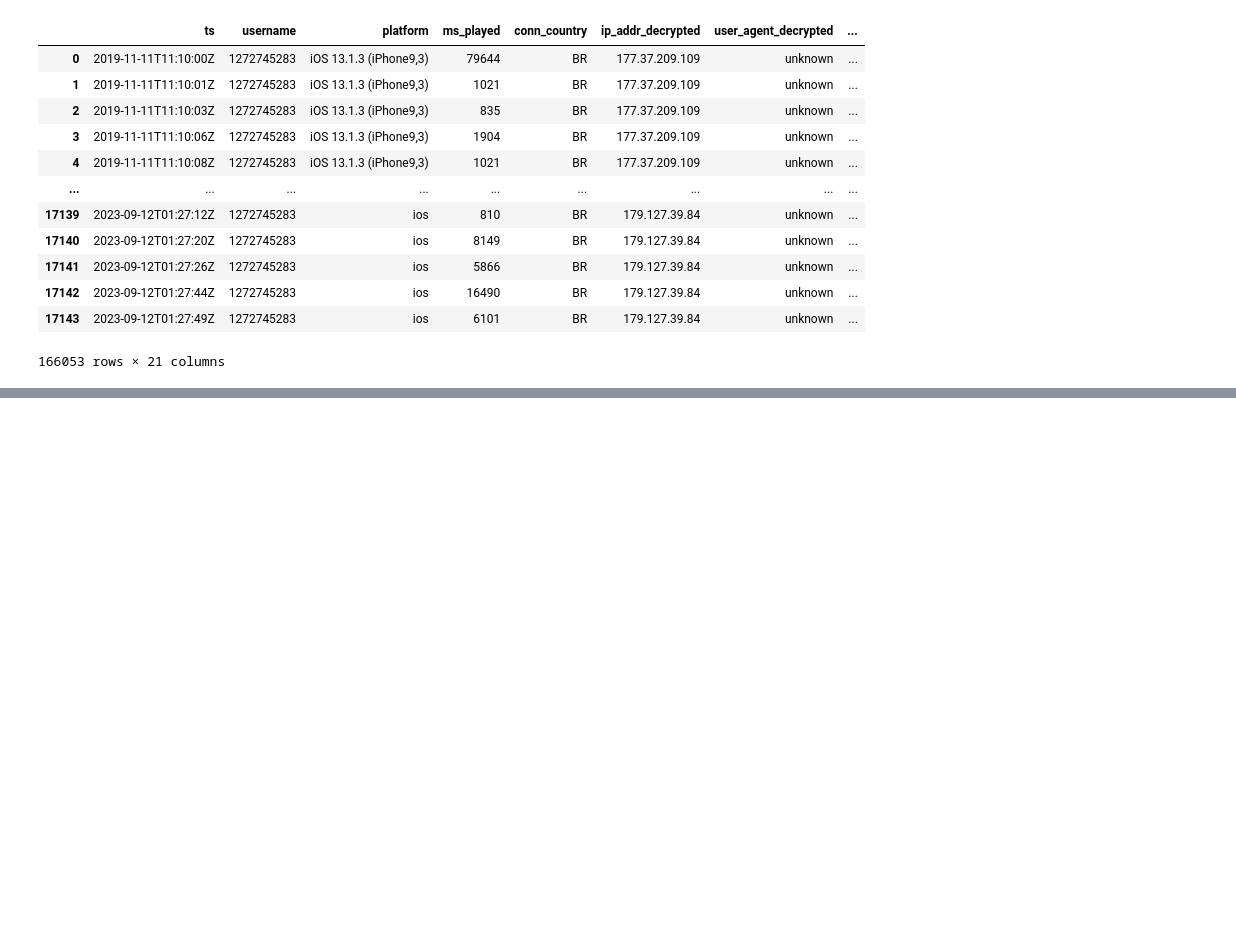
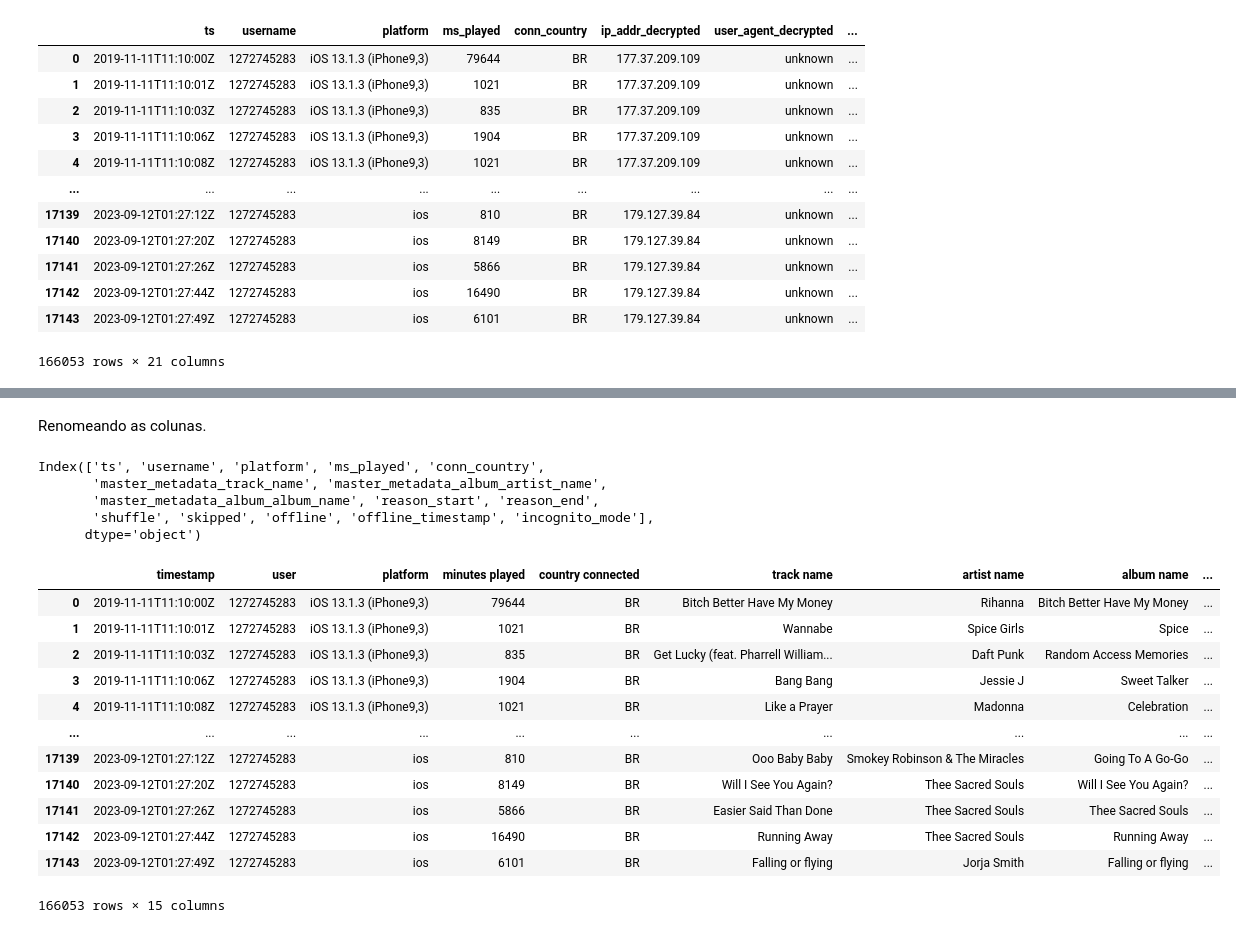
Before and after one commit to rafxrad/spotify-colab, a Jupyter notebook: SpotifyData_KNN_ERF.ipynb, the cells around one changed output, grey strips where cells are left out. Saved outputs shown, nothing was run; the diff lists cells and outputs as text; code cells hidden in the pictures; blank space fills up the shorter version.

```diff
--- a/SpotifyData_KNN_ERF.ipynb
+++ b/SpotifyData_KNN_ERF.ipynb
@@ -77,0 +70,6 @@ SyntaxError: ignored
+# %%
+columns_dispose = ['ip_addr_decrypted', 'user_agent_decrypted', 'episode_name', 'episode_show_name', 'spotify_episode_uri', 'spotify_track_uri']
+for column in columns_dispose:
+  concat_dfs = concat_dfs.drop(column, axis=1)
+
+print('Colunas deletadas com sucesso.')
@@ -77,0 +94,39 @@ SyntaxError: ignored
+# %% [markdown]
+Renomeando as colunas.
+# %%
+print(concat_dfs.columns)
+# %% [output]
+Index(['ts', 'username', 'platform', 'ms_played', 'conn_country',
+       'master_metadata_track_name', 'master_metadata_album_artist_name',
+       'master_metadata_album_album_name', 'reason_start', 'reason_end',
+       'shuffle', 'skipped', 'offline', 'offline_timestamp', 'incognito_mode'],
+      dtype='object')
+# %%
+concat_dfs.rename(
+columns= {
+           "ts": "timestamp",
+           "username": "user",
+           "ms_played": "minutes played",
+           "conn_country": "country connected",
+           "user agent": "user_agent_decrypted",
+           "master_metadata_track_name": "track name",
+           "master_metadata_album_artist_name": "artist name",
+           "master_metadata_album_album_name": "album name"
+           },
+          inplace=True)
+# %%
+concat_dfs
+# %% [output]
+|  | timestamp | user | platform | minutes played | country connected | track name | artist name | album name | ... |
+| 0 | 2019-11-11T11:10:00Z | 1272745283 | iOS 13.1.3 (iPhone9,3) | 79644 | BR | Bitch Better Have My Money | Rihanna | Bitch Better Have My Money | ... |
+| 1 | 2019-11-11T11:10:01Z | 1272745283 | iOS 13.1.3 (iPhone9,3) | 1021 | BR | Wannabe | Spice Girls | Spice | ... |
+| 2 | 2019-11-11T11:10:03Z | 1272745283 | iOS 13.1.3 (iPhone9,3) | 835 | BR | Get Lucky (feat. Pharrell William... | Daft Punk | Random Access Memories | ... |
+| 3 | 2019-11-11T11:10:06Z | 1272745283 | iOS 13.1.3 (iPhone9,3) | 1904 | BR | Bang Bang | Jessie J | Sweet Talker | ... |
+| 4 | 2019-11-11T11:10:08Z | 1272745283 | iOS 13.1.3 (iPhone9,3) | 1021 | BR | Like a Prayer | Madonna | Celebration | ... |
+| ... | ... | ... | ... | ... | ... | ... | ... | ... | ... |
+| 17139 | 2023-09-12T01:27:12Z | 1272745283 | ios | 810 | BR | Ooo Baby Baby | Smokey Robinson & The Miracles | Going To A Go-Go | ... |
+| 17140 | 2023-09-12T01:27:20Z | 1272745283 | ios | 8149 | BR | Will I See You Again? | Thee Sacred Souls | Will I See You Again? | ... |
+| 17141 | 2023-09-12T01:27:26Z | 1272745283 | ios | 5866 | BR | Easier Said Than Done | Thee Sacred Souls | Thee Sacred Souls | ... |
+| 17142 | 2023-09-12T01:27:44Z | 1272745283 | ios | 16490 | BR | Running Away | Thee Sacred Souls | Running Away | ... |
+| 17143 | 2023-09-12T01:27:49Z | 1272745283 | ios | 6101 | BR | Falling or flying | Jorja Smith | Falling or flying | ... |
+166053 rows × 15 columns
```
Also changed, not shown: parts of 5 cells of this notebook.
